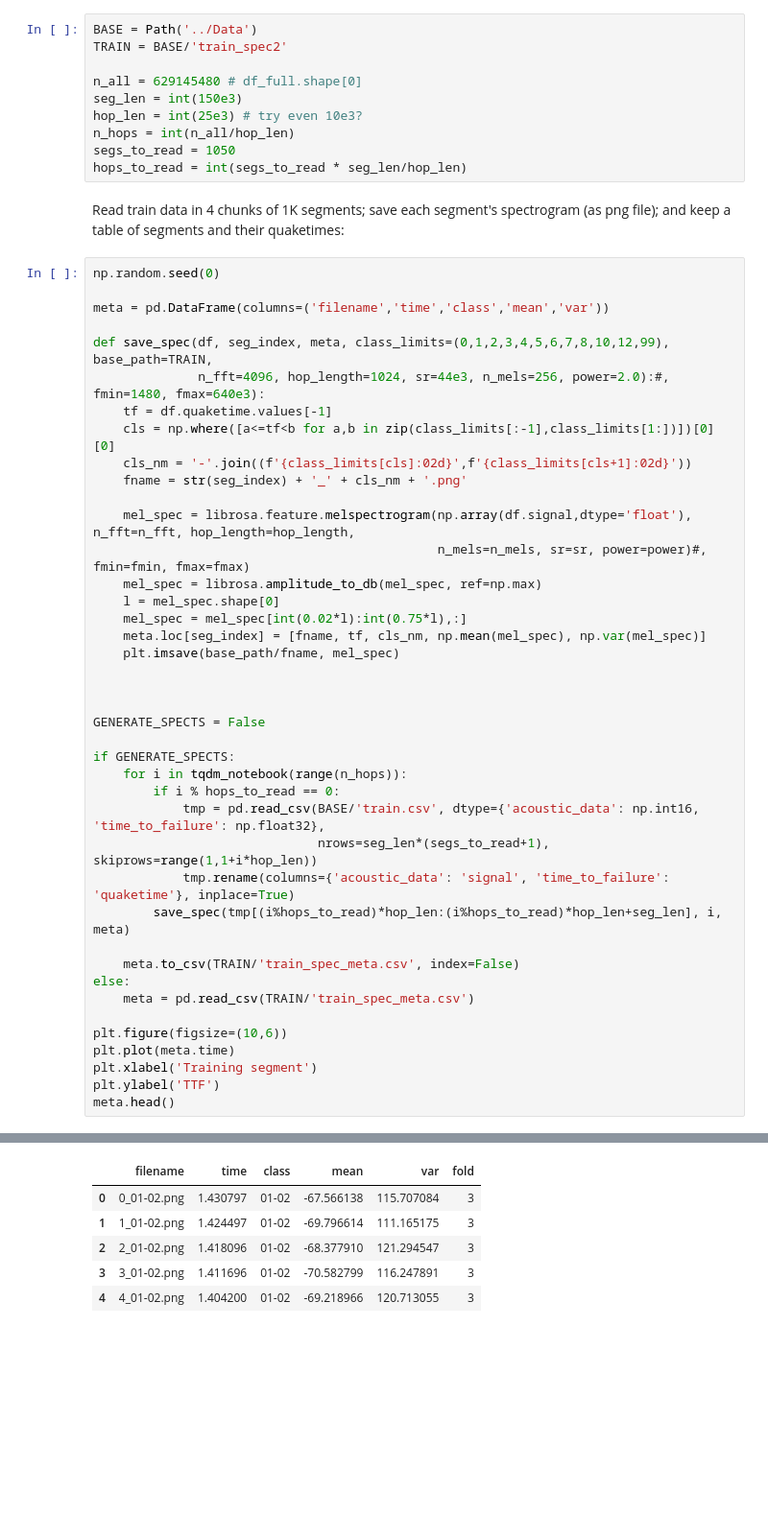
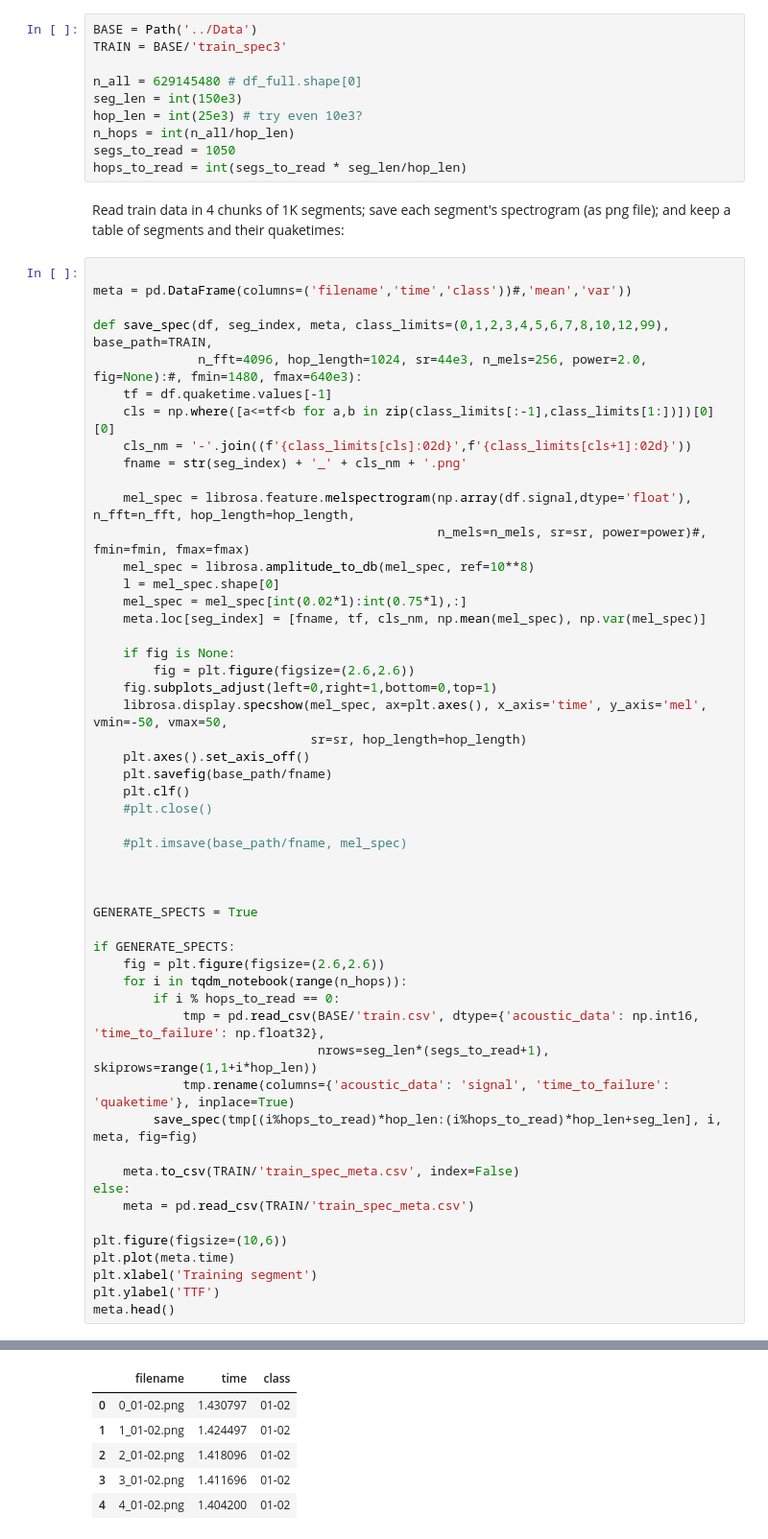
Before and after one commit to ido90/Earthquakes, a Jupyter notebook: Spectrogram/Spectrogram_librosa.ipynb, the cells around one changed output, grey strips where cells are left out. Shown at 96% size. Saved outputs shown, nothing was run; the diff lists cells and outputs as text; blank space fills up the shorter version.

Commit message:
full results on first spectrograms dataset, and a new spectrograms dataset to run on.

```diff
--- a/Spectrogram/Spectrogram_librosa.ipynb
+++ b/Spectrogram/Spectrogram_librosa.ipynb
@@ -243,7 +341,7 @@ plot_spec((df,df2,df_peak), sr=44e3, n_fft=4096, n_mels=256, power=2.0)
 ## Generate spectrograms data
 # %%
 BASE = Path('../Data')
-TRAIN = BASE/'train_spec2'
+TRAIN = BASE/'train_spec3'
 
 n_all = 629145480 # df_full.shape[0]
 seg_len = int(150e3)
@@ -256,12 +354,11 @@ Read train data in 4 chunks of 1K segments;
 save each segment's spectrogram (as png file);
 and keep a table of segments and their quaketimes:
 # %%
-np.random.seed(0)
 
-meta = pd.DataFrame(columns=('filename','time','class','mean','var'))
+meta = pd.DataFrame(columns=('filename','time','class'))#,'mean','var'))
 
 def save_spec(df, seg_index, meta, class_limits=(0,1,2,3,4,5,6,7,8,10,12,99), base_path=TRAIN,
-              n_fft=4096, hop_length=1024, sr=44e3, n_mels=256, power=2.0):#, fmin=1480, fmax=640e3):
+              n_fft=4096, hop_length=1024, sr=44e3, n_mels=256, power=2.0, fig=None):#, fmin=1480, fmax=640e3):
     tf = df.quaketime.values[-1]
     cls = np.where([a<=tf<b for a,b in zip(class_limits[:-1],class_limits[1:])])[0][0]
     cls_nm = '-'.join((f'{class_limits[cls]:02d}',f'{class_limits[cls+1]:02d}'))
@@ -269,23 +366,35 @@ def save_spec(df, seg_index, meta, class_limits=(0,1,2,3,4,5,6,7,8,10,12,99), ba
 
     mel_spec = librosa.feature.melspectrogram(np.array(df.signal,dtype='float'), n_fft=n_fft, hop_length=hop_length,
                                               n_mels=n_mels, sr=sr, power=power)#, fmin=fmin, fmax=fmax)
-    mel_spec = librosa.amplitude_to_db(mel_spec, ref=np.max)
+    mel_spec = librosa.amplitude_to_db(mel_spec, ref=10**8)
     l = mel_spec.shape[0]
     mel_spec = mel_spec[int(0.02*l):int(0.75*l),:]
     meta.loc[seg_index] = [fname, tf, cls_nm, np.mean(mel_spec), np.var(mel_spec)]
-    plt.imsave(base_path/fname, mel_spec)
+
+    if fig is None:
+        fig = plt.figure(figsize=(2.6,2.6))
+    fig.subplots_adjust(left=0,right=1,bottom=0,top=1)
+    librosa.display.specshow(mel_spec, ax=plt.axes(), x_axis='time', y_axis='mel', vmin=-50, vmax=50,
+                             sr=sr, hop_length=hop_length)
+    plt.axes().set_axis_off()
+    plt.savefig(base_path/fname)
+    plt.clf()
+    #plt.close()
+
+    #plt.imsave(base_path/fname, mel_spec)
 
 
 
-GENERATE_SPECTS = False
+GENERATE_SPECTS = True
 
 if GENERATE_SPECTS:
+    fig = plt.figure(figsize=(2.6,2.6))
     for i in tqdm_notebook(range(n_hops)):
         if i % hops_to_read == 0:
             tmp = pd.read_csv(BASE/'train.csv', dtype={'acoustic_data': np.int16, 'time_to_failure': np.float32},
                               nrows=seg_len*(segs_to_read+1), skiprows=range(1,1+i*hop_len))
             tmp.rename(columns={'acoustic_data': 'signal', 'time_to_failure': 'quaketime'}, inplace=True)
-        save_spec(tmp[(i%hops_to_read)*hop_len:(i%hops_to_read)*hop_len+seg_len], i, meta)
+        save_spec(tmp[(i%hops_to_read)*hop_len:(i%hops_to_read)*hop_len+seg_len], i, meta, fig=fig)
 
     meta.to_csv(TRAIN/'train_spec_meta.csv', index=False)
 else:
@@ -300,6 +410,6 @@ meta.head()
-|  | filename | time | class | mean | var | fold |
-| 0 | 0_01-02.png | 1.430797 | 01-02 | -67.566138 | 115.707084 | 3 |
-| 1 | 1_01-02.png | 1.424497 | 01-02 | -69.796614 | 111.165175 | 3 |
-| 2 | 2_01-02.png | 1.418096 | 01-02 | -68.377910 | 121.294547 | 3 |
-| 3 | 3_01-02.png | 1.411696 | 01-02 | -70.582799 | 116.247891 | 3 |
-| 4 | 4_01-02.png | 1.404200 | 01-02 | -69.218966 | 120.713055 | 3 |
+|  | filename | time | class |
+| 0 | 0_01-02.png | 1.430797 | 01-02 |
+| 1 | 1_01-02.png | 1.424497 | 01-02 |
+| 2 | 2_01-02.png | 1.418096 | 01-02 |
+| 3 | 3_01-02.png | 1.411696 | 01-02 |
+| 4 | 4_01-02.png | 1.404200 | 01-02 |
```
Also changed, not shown: parts of 9 cells of this notebook, 3 other files.
